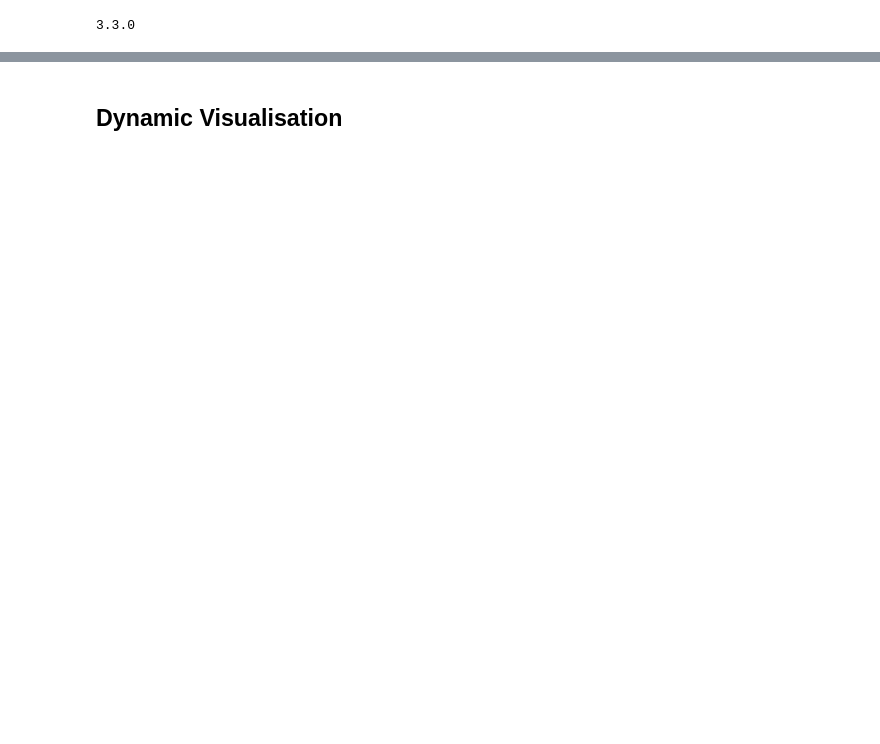
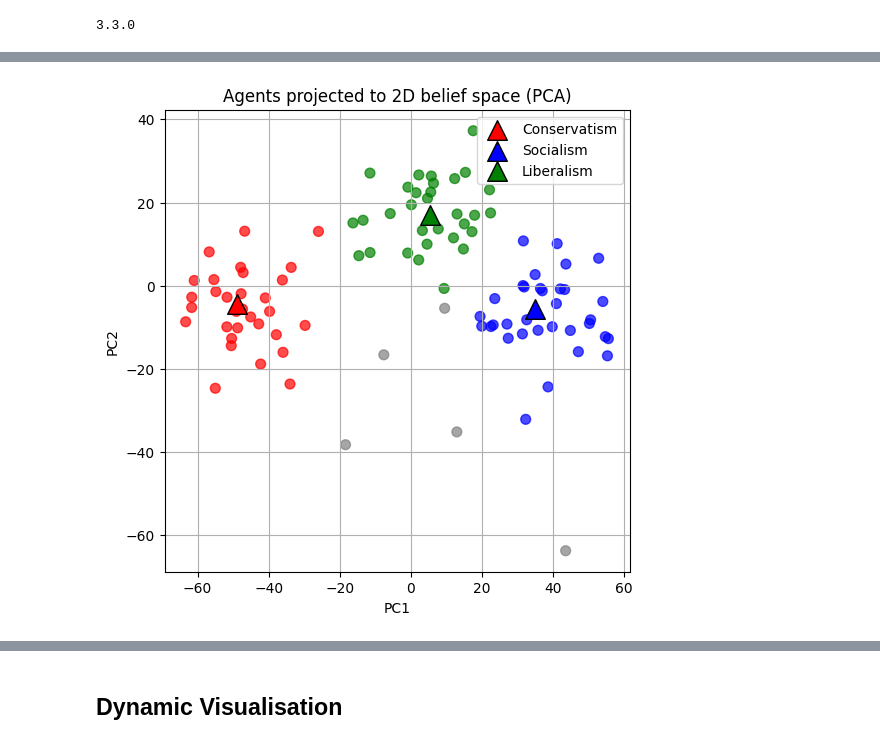
Before and after one commit to AndilexDlongs/social-contagion-abm, a Jupyter notebook: preliminary_models/social_contagion_abm.ipynb, the cells around one changed output, grey strips where cells are left out. Saved outputs shown, nothing was run; the diff lists cells and outputs as text; code cells hidden in the pictures; blank space fills up the shorter version.

```diff
--- a/preliminary_models/social_contagion_abm.ipynb
+++ b/preliminary_models/social_contagion_abm.ipynb
@@ -421,3 +514,51 @@ p.figure.set_size_inches(6, 5)
+# %%
+%matplotlib inline
+# Collect all agents’ beliefs into an array
+X = np.array([agent.belief_vector() for agent in environment.agents])
+
+# Reduce to 2 components for plotting
+pca = PCA(n_components=2)
+X_reduced = pca.fit_transform(X)
+
+# Color agents by party
+party_colors = {
+    "Conservatism": "red",
+    "Socialism": "blue",
+    "Liberalism": "green",
+    "Undecided": "gray"
+}
+colors = [party_colors[agent.party_affiliation] for agent in environment.agents]
+
+# Project party centers into PCA space
+party_centers = np.array([p.center_vector() for p in environment.parties])
+party_centers_reduced = pca.transform(party_centers)
+
+# Plot 2D projection (agents)
+plt.figure(figsize=(6,6))
+plt.scatter(X_reduced[:,0], X_reduced[:,1], c=colors, s=50, alpha=0.7)
+
+# --- Add party centers and boundaries ---
+import matplotlib.patches as patches
+
+for i, p in enumerate(environment.parties):
+    center = party_centers_reduced[i]
+    # Party center
+    plt.scatter(center[0], center[1],
+                c=party_colors[p.name], marker="^", s=200, edgecolors="k", label=p.name)
+    # Boundary circle (scaled radius for PCA space)
+    #circle = patches.Circle(center, radius=p.radius*0.6,
+    #                        color=party_colors[p.name], alpha=0.15, zorder=1)
+    #plt.gca().add_patch(circle)
+
+# Formatting
+plt.xlabel("PC1")
+plt.ylabel("PC2")
+plt.title("Agents projected to 2D belief space (PCA)")
+plt.grid(True)
+plt.legend()
+plt.show()
+# %% [output]
+[figure, added]
 # %%
 agent_counts = np.zeros((environment.grid.width, environment.grid.height))
 
```
Also changed, not shown: parts of 10 cells of this notebook.
